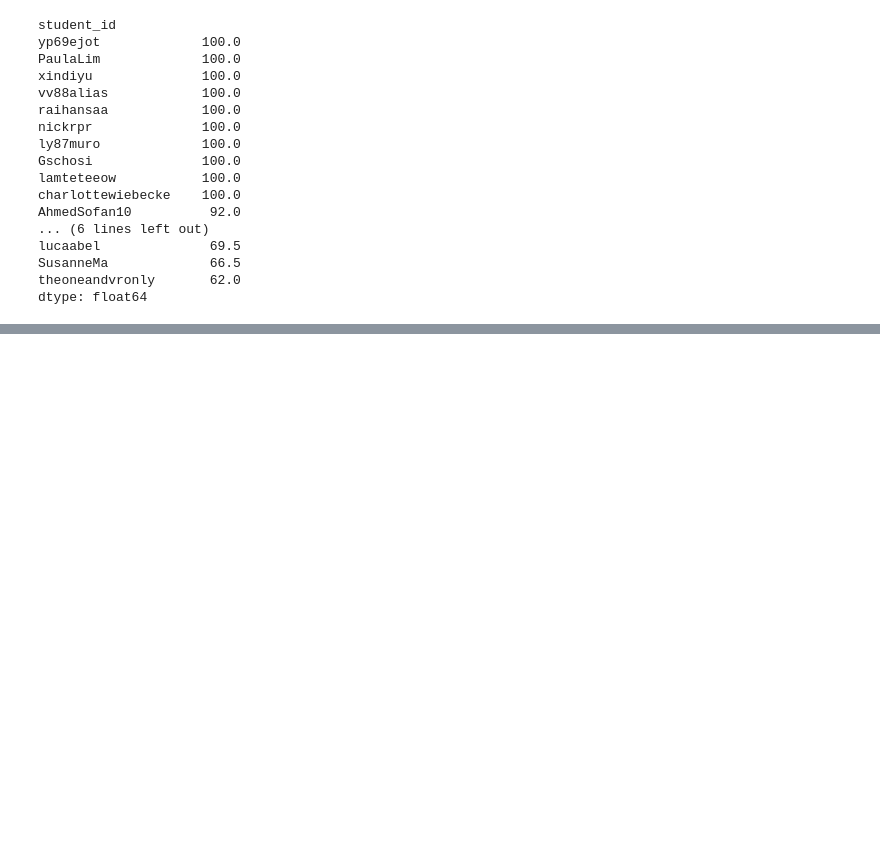
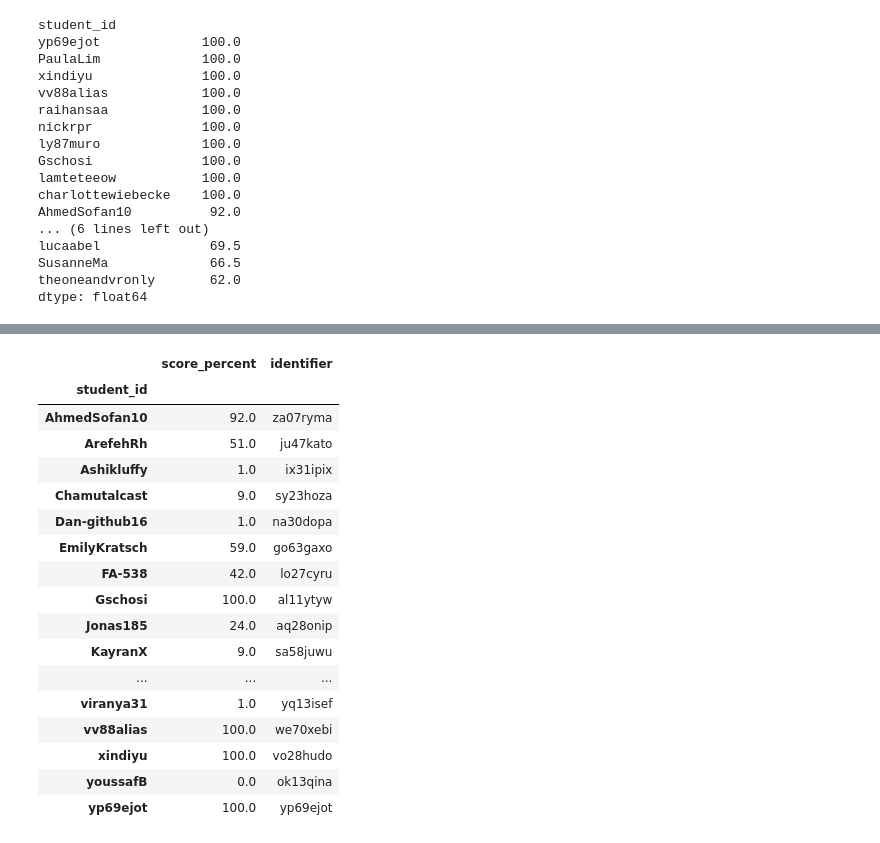
Before and after one commit to digikolleg-data-science-psychology/ads_exercise, a Jupyter notebook: calculate_score.ipynb, the cells around one changed output, grey strips where cells are left out. Saved outputs shown, nothing was run; the diff lists cells and outputs as text; code cells hidden in the pictures; blank space fills up the shorter version.

Commit message:
final score

```diff
--- a/calculate_score.ipynb
+++ b/calculate_score.ipynb
@@ -99,0 +101,3 @@ percentage.to_csv(output_path.joinpath(semester+"-"+timestr+".csv"))
+# %%
+idm_list = pd.read_csv("course_directory/classroom_roster.csv").loc[:,["identifier", "github_username"]]
+idm_list
@@ -99,0 +118,3 @@ percentage.to_csv(output_path.joinpath(semester+"-"+timestr+".csv"))
+# %%
+idm_list.set_index("github_username", inplace=True)
+idm_list.index.name = "student_id"
@@ -99,0 +138,5 @@ percentage.to_csv(output_path.joinpath(semester+"-"+timestr+".csv"))
+# %%
+# join percentage and idm_list
+
+total = pd.DataFrame(percentage, columns=["score_percent"]).join(idm_list, how="inner")
+total
@@ -99,0 +158,25 @@ percentage.to_csv(output_path.joinpath(semester+"-"+timestr+".csv"))
+# %%
+# drop all rows with identifier length > 8
+
+total.drop(total[total['identifier'].str.len() > 8].index, inplace = True)
+# %%
+total
+# %% [output]
+|  | score_percent | identifier |
+| student_id |  |  |
+| AhmedSofan10 | 92.0 | za07ryma |
+| ArefehRh | 51.0 | ju47kato |
+| Ashikluffy | 1.0 | ix31ipix |
+| Chamutalcast | 9.0 | sy23hoza |
+| Dan-github16 | 1.0 | na30dopa |
+| EmilyKratsch | 59.0 | go63gaxo |
+| FA-538 | 42.0 | lo27cyru |
+| Gschosi | 100.0 | al11ytyw |
+| Jonas185 | 24.0 | aq28onip |
+| KayranX | 9.0 | sa58juwu |
+| ... | ... | ... |
+| viranya31 | 1.0 | yq13isef |
+| vv88alias | 100.0 | we70xebi |
+| xindiyu | 100.0 | vo28hudo |
+| youssafB | 0.0 | ok13qina |
+| yp69ejot | 100.0 | yp69ejot |
```
Also changed, not shown: parts of 6 cells of this notebook.
